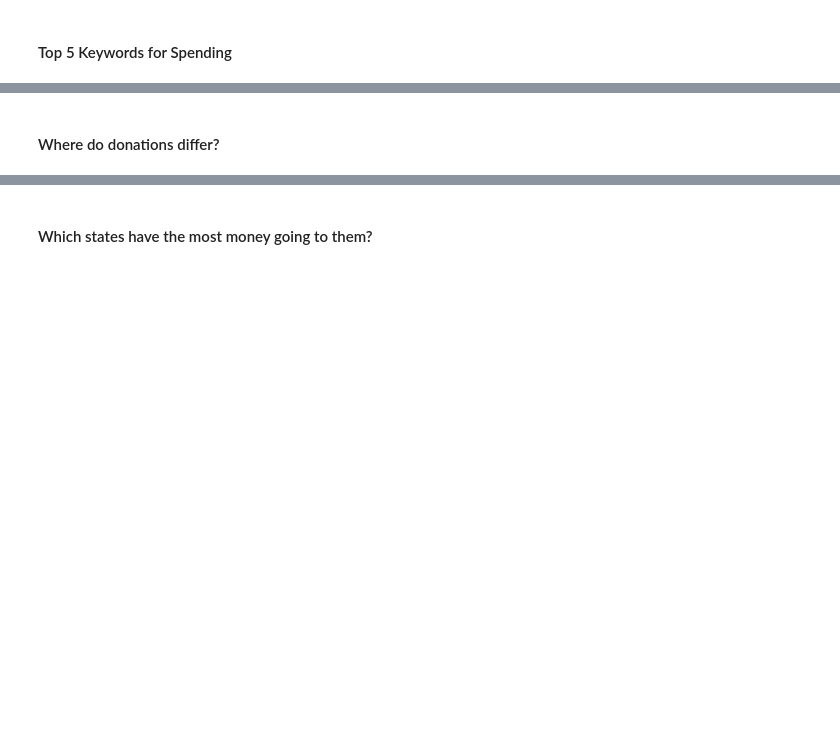
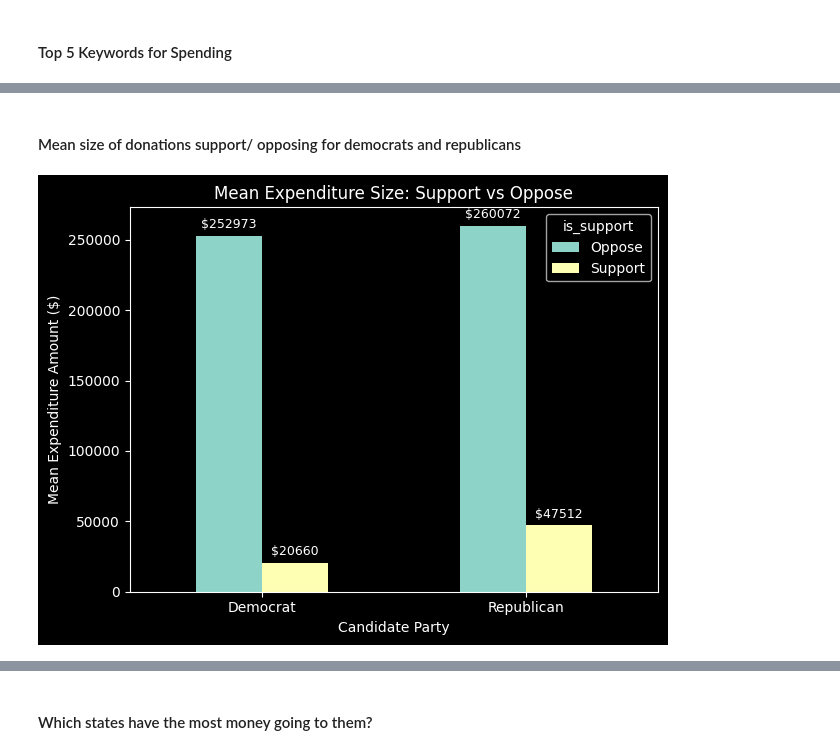
Before and after one commit to magicdracon/Data-Science-Final-Project, a Jupyter notebook: main.ipynb, the cells around one changed output, grey strips where cells are left out. Drawn from its saved outputs; the diff is of its cells as text; code cells hidden in the pictures; blank space fills up the shorter version.

```diff
--- a/main.ipynb
+++ b/main.ipynb
@@ -881,2 +934,0 @@ plt.show()
-# %% [markdown]
-#### Where do donations differ?
@@ -882,0 +937,28 @@ plt.show()
+# %% [markdown]
+#### Mean size of donations support/ opposing for democrats and republicans
+# %%
+# Group by candidate party and support/oppose, then take mean donation size
+mean_spending = dem_rep_df.groupby(["cand_pty_aff", "is_support"])["exp_amo"].mean()
+
+# Convert to table format
+plot_df = mean_spending.unstack().rename(columns={False: "Oppose", True: "Support"})
+
+# Rename row
+plot_df = plot_df.rename(index={"DEMOCRATIC PARTY": "Democrat", "REPUBLICAN PARTY": "Republican"})
+
+# Plot grouped bar chart
+ax = plot_df.plot(kind="bar")
+
+plt.title("Mean Expenditure Size: Support vs Oppose")
+plt.xlabel("Candidate Party")
+plt.ylabel("Mean Expenditure Amount ($)")
+plt.xticks(rotation=0)
+
+# dollar labels above bars
+for container in ax.containers:
+    ax.bar_label(container, fmt="$%.0f", padding=3, fontsize=9)
+
+plt.tight_layout()
+plt.show()
+# %% [output]
+[figure, added]
```
Also changed, not shown: parts of 34 cells of this notebook, 1 other file.
